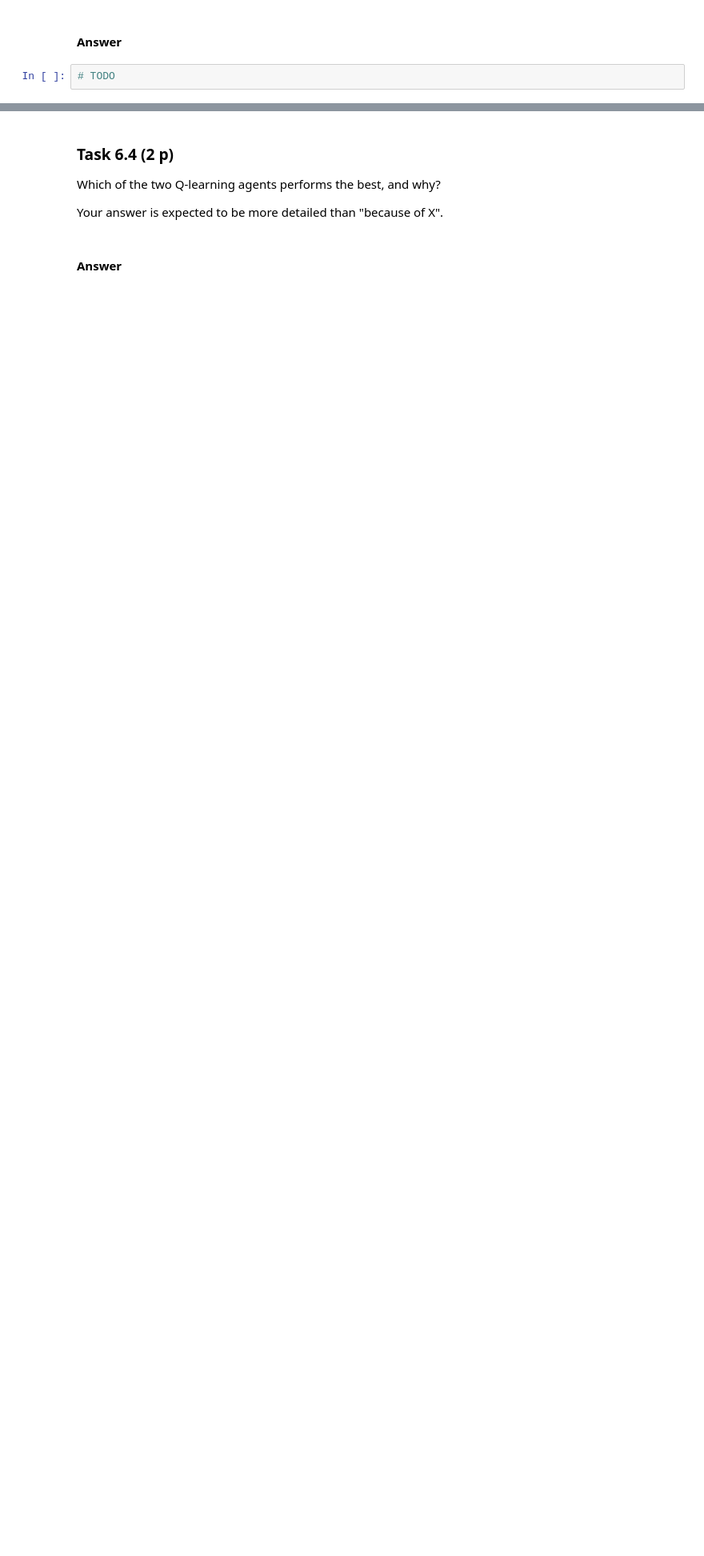
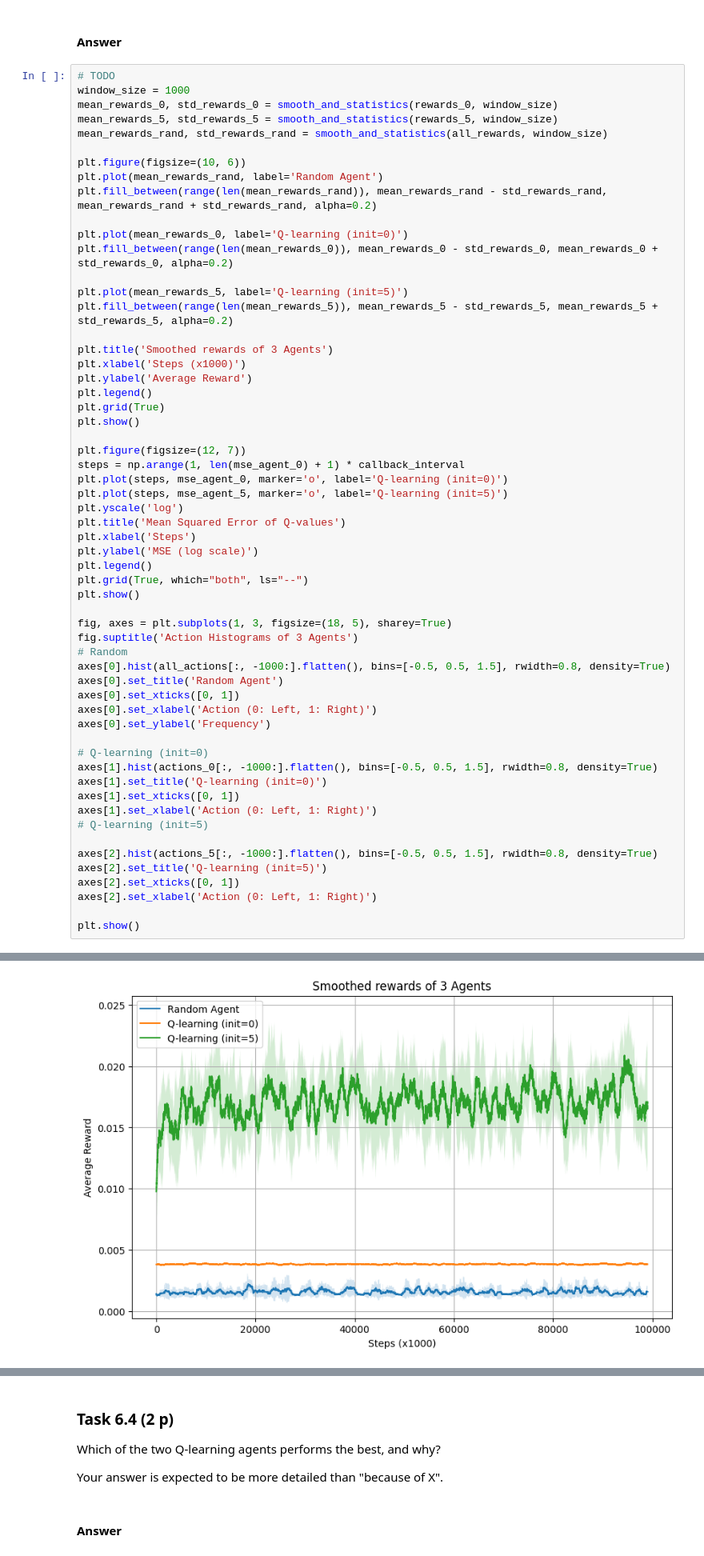
Before and after one commit to amamiya-yuuko-1225/advml, a Jupyter notebook: Project2/assignment2.ipynb, the cells around one changed output, grey strips where cells are left out. Shown at 80% size. Cells and saved outputs as stored; diff of their text form; blank space fills up the shorter version.

```diff
--- a/Project2/assignment2.ipynb
+++ b/Project2/assignment2.ipynb
@@ -516,4 +663,60 @@ At least one of the agents should attain MSE below $0.1$. If not, go back to the
 #### Answer
 # %%
 # TODO
+window_size = 1000
+mean_rewards_0, std_rewards_0 = smooth_and_statistics(rewards_0, window_size)
+mean_rewards_5, std_rewards_5 = smooth_and_statistics(rewards_5, window_size)
+mean_rewards_rand, std_rewards_rand = smooth_and_statistics(all_rewards, window_size)
+
+plt.figure(figsize=(10, 6))
+plt.plot(mean_rewards_rand, label='Random Agent')
+plt.fill_between(range(len(mean_rewards_rand)), mean_rewards_rand - std_rewards_rand, mean_rewards_rand + std_rewards_rand, alpha=0.2)
+
+plt.plot(mean_rewards_0, label='Q-learning (init=0)')
+plt.fill_between(range(len(mean_rewards_0)), mean_rewards_0 - std_rewards_0, mean_rewards_0 + std_rewards_0, alpha=0.2)
+
+plt.plot(mean_rewards_5, label='Q-learning (init=5)')
+plt.fill_between(range(len(mean_rewards_5)), mean_rewards_5 - std_rewards_5, mean_rewards_5 + std_rewards_5, alpha=0.2)
+
+plt.title('Smoothed rewards of 3 Agents')
+plt.xlabel('Steps (x1000)')
+plt.ylabel('Average Reward')
+plt.legend()
+plt.grid(True)
+plt.show()
+
+plt.figure(figsize=(12, 7))
+steps = np.arange(1, len(mse_agent_0) + 1) * callback_interval
+plt.plot(steps, mse_agent_0, marker='o', label='Q-learning (init=0)')
+plt.plot(steps, mse_agent_5, marker='o', label='Q-learning (init=5)')
+plt.yscale('log')
+plt.title('Mean Squared Error of Q-values')
+plt.xlabel('Steps')
+plt.ylabel('MSE (log scale)')
+plt.legend()
+plt.grid(True, which="both", ls="--")
+plt.show()
+
+fig, axes = plt.subplots(1, 3, figsize=(18, 5), sharey=True)
+fig.suptitle('Action Histograms of 3 Agents')
+# Random
+axes[0].hist(all_actions[:, -1000:].flatten(), bins=[-0.5, 0.5, 1.5], rwidth=0.8, density=True)
+axes[0].set_title('Random Agent')
+axes[0].set_xticks([0, 1])
+axes[0].set_xlabel('Action (0: Left, 1: Right)')
+axes[0].set_ylabel('Frequency')
+
+# Q-learning (init=0)
+axes[1].hist(actions_0[:, -1000:].flatten(), bins=[-0.5, 0.5, 1.5], rwidth=0.8, density=True)
+axes[1].set_title('Q-learning (init=0)')
+axes[1].set_xticks([0, 1])
+axes[1].set_xlabel('Action (0: Left, 1: Right)')
+# Q-learning (init=5)
+
+axes[2].hist(actions_5[:, -1000:].flatten(), bins=[-0.5, 0.5, 1.5], rwidth=0.8, density=True)
+axes[2].set_title('Q-learning (init=5)')
+axes[2].set_xticks([0, 1])
+axes[2].set_xlabel('Action (0: Left, 1: Right)')
+
+plt.show()
 # %% [output]
@@ -520,0 +723 @@ At least one of the agents should attain MSE below $0.1$. If not, go back to the
+[figure, added]
```
Also changed, not shown: parts of 8 cells of this notebook.
